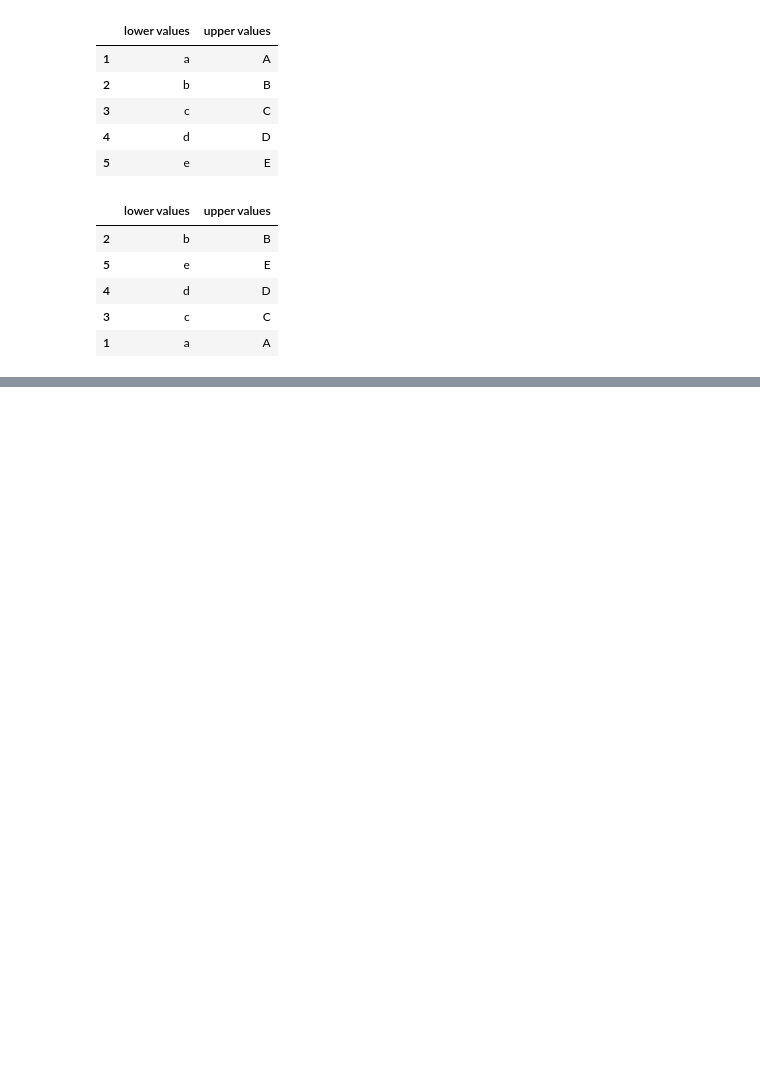
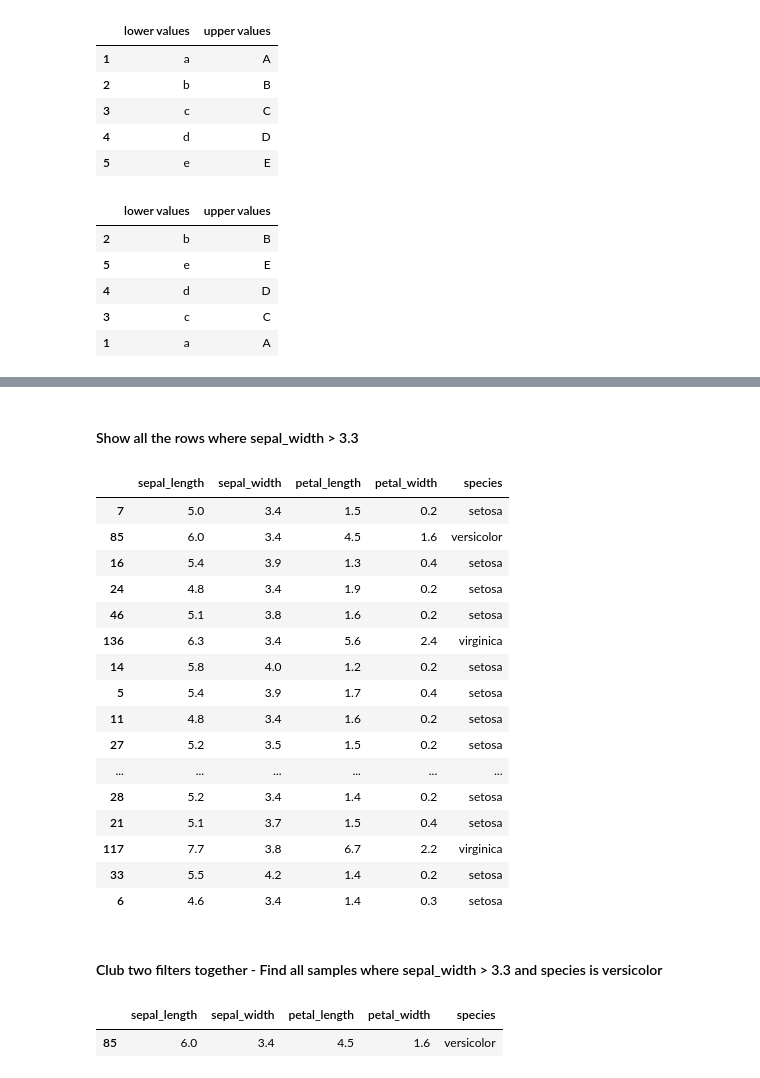
Before and after one commit to MLCCKolkata/Assignment-3, a Jupyter notebook: gopal-agarwal.ipynb, the cells around one changed output, grey strips where cells are left out. Saved outputs shown, nothing was run; the diff lists cells and outputs as text; code cells hidden in the pictures; blank space fills up the shorter version.

Commit message:
Done with Get to Know Your Data

```diff
--- a/gopal-agarwal.ipynb
+++ b/gopal-agarwal.ipynb
@@ -219,0 +230,2 @@ df1.reindex(index = new_index)
+# %%
+iris_df = pd.read_csv('https://raw.githubusercontent.com/uiuc-cse/data-fa14/gh-pages/data/iris.csv')
@@ -219,0 +271,9 @@ df1.reindex(index = new_index)
+# %%
+#generate a random permutaion on index
+
+print(iris_df.head())
+
+new_index = np.random.permutation(iris_df.index)
+iris_df = iris_df.reindex(index = new_index)
+
+print(iris_df.head())
@@ -219,0 +295,16 @@ df1.reindex(index = new_index)
+# %%
+#original
+
+print(iris_df.head())
+
+iris_df['sepal_width'] *= 10
+
+#changed
+
+print(iris_df.head())
+
+#lets undo the operation
+
+iris_df['sepal_width'] /= 10
+
+print(iris_df.head())
@@ -219,0 +330,29 @@ df1.reindex(index = new_index)
+# %% [markdown]
+#### Show all the rows where sepal_width > 3.3
+# %%
+iris_df[iris_df['sepal_width']>3.3]
+# %% [output]
+|  | sepal_length | sepal_width | petal_length | petal_width | species |
+| 7 | 5.0 | 3.4 | 1.5 | 0.2 | setosa |
+| 85 | 6.0 | 3.4 | 4.5 | 1.6 | versicolor |
+| 16 | 5.4 | 3.9 | 1.3 | 0.4 | setosa |
+| 24 | 4.8 | 3.4 | 1.9 | 0.2 | setosa |
+| 46 | 5.1 | 3.8 | 1.6 | 0.2 | setosa |
+| 136 | 6.3 | 3.4 | 5.6 | 2.4 | virginica |
+| 14 | 5.8 | 4.0 | 1.2 | 0.2 | setosa |
+| 5 | 5.4 | 3.9 | 1.7 | 0.4 | setosa |
+| 11 | 4.8 | 3.4 | 1.6 | 0.2 | setosa |
+| 27 | 5.2 | 3.5 | 1.5 | 0.2 | setosa |
+| ... | ... | ... | ... | ... | ... |
+| 28 | 5.2 | 3.4 | 1.4 | 0.2 | setosa |
+| 21 | 5.1 | 3.7 | 1.5 | 0.4 | setosa |
+| 117 | 7.7 | 3.8 | 6.7 | 2.2 | virginica |
+| 33 | 5.5 | 4.2 | 1.4 | 0.2 | setosa |
+| 6 | 4.6 | 3.4 | 1.4 | 0.3 | setosa |
+# %% [markdown]
+#### Club two filters together - Find all samples where sepal_width > 3.3 and species is versicolor
+# %%
+iris_df[(iris_df['sepal_width']>3.3) & (iris_df['species'] == 'versicolor')]
+# %% [output]
+|  | sepal_length | sepal_width | petal_length | petal_width | species |
+| 85 | 6.0 | 3.4 | 4.5 | 1.6 | versicolor |
```
Also changed, not shown: parts of 30 cells of this notebook.
